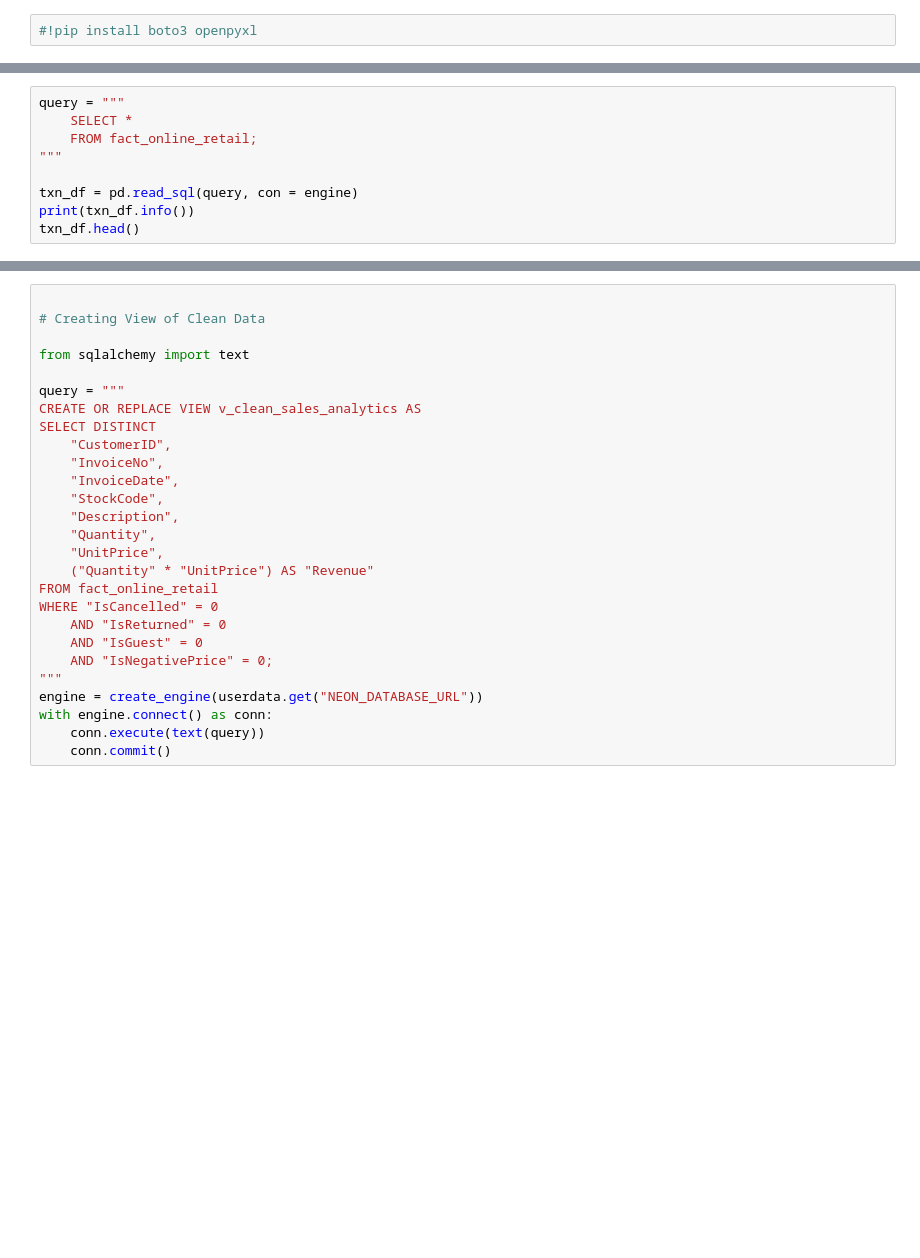
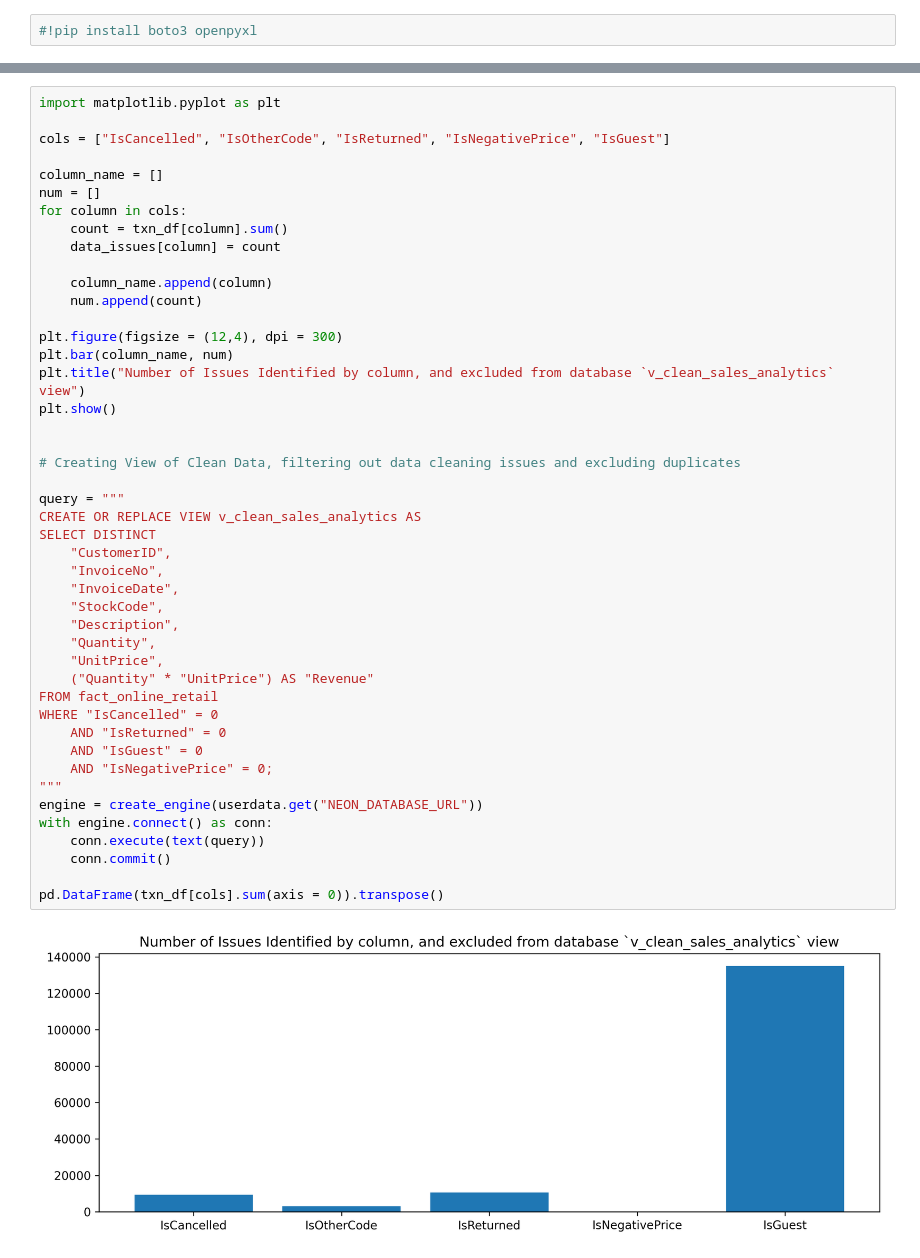
Before and after one commit to mundundan-star/online-retail-customer-analytics, a Jupyter notebook: 1.0 Data_Engineering Pipeline.ipynb, the cells around one changed output, grey strips where cells are left out. Saved outputs shown, nothing was run; the diff lists cells and outputs as text; blank space fills up the shorter version.

```diff
--- a/1.0 Data_Engineering Pipeline.ipynb
+++ b/1.0 Data_Engineering Pipeline.ipynb
@@ -59,9 +92,0 @@ Done! Data sent.
-# %%
-query = """
-    SELECT *
-    FROM fact_online_retail;
-"""
-
-txn_df = pd.read_sql(query, con = engine)
-print(txn_df.info())
-txn_df.head()
@@ -135,27 +145,47 @@ print("Done! Data sent to Postgress Database and Table replaced")
 # %%
+import matplotlib.pyplot as plt
 
-# Creating View of Clean Data
+cols = ["IsCancelled", "IsOtherCode", "IsReturned", "IsNegativePrice", "IsGuest"]
 
-from sqlalchemy import text
+column_name = []
+num = []
+for column in cols:
+    count = txn_df[column].sum()
+    data_issues[column] = count
+
+    column_name.append(column)
+    num.append(count)
+
+plt.figure(figsize = (12,4), dpi = 300)
+plt.bar(column_name, num)
+plt.title("Number of Issues Identified by column, and excluded from database `v_clean_sales_analytics` view")
+plt.show()
+
+
+# Creating View of Clean Data, filtering out data cleaning issues and excluding duplicates
 
 query = """
 CREATE OR REPLACE VIEW v_clean_sales_analytics AS
 SELECT DISTINCT
     "CustomerID",
     "InvoiceNo",
     "InvoiceDate",
     "StockCode",
     "Description",
     "Quantity",
     "UnitPrice",
     ("Quantity" * "UnitPrice") AS "Revenue"
 FROM fact_online_retail
 WHERE "IsCancelled" = 0
     AND "IsReturned" = 0
     AND "IsGuest" = 0
     AND "IsNegativePrice" = 0;
 """
 engine = create_engine(userdata.get("NEON_DATABASE_URL"))
 with engine.connect() as conn:
     conn.execute(text(query))
     conn.commit()
+
+pd.DataFrame(txn_df[cols].sum(axis = 0)).transpose()
+# %% [output]
+[figure, added]
```
Also changed, not shown: parts of 9 cells of this notebook.
